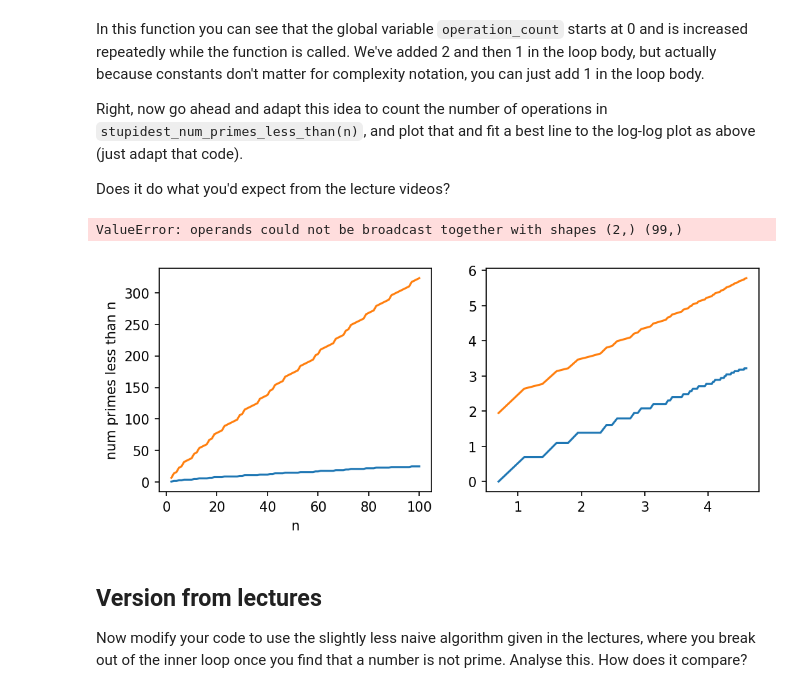
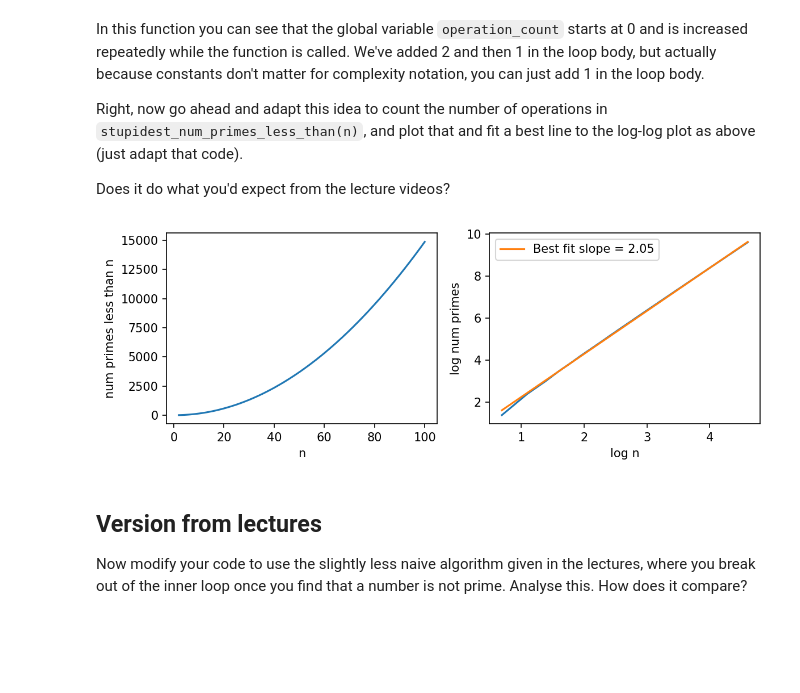
Before and after one commit to adil-shah05/discreteMafs, a Jupyter notebook: week-2-class.ipynb, the cells around one changed output. Saved outputs shown, nothing was run; the diff lists cells and outputs as text; code cells hidden in the pictures; blank space fills up the shorter version.

```diff
--- a/week-2-class.ipynb
+++ b/week-2-class.ipynb
@@ -49,12 +49,20 @@ def stupidest_num_primes_less_than1(n):
     for i in range(2, n+1):
         if is_prime(i):
             count += 1
-    return count
-def plot():
+    return count, 0
+
+
+def plot(version):
   # x axis will be n, the integers from 2 to 1000
   N = np.arange(2, 101)
   # y axis will be the number of primes less than n
-  numprimes = np.array([stupidest_num_primes_less_than(n) for n in N])
+  if version == 1:
+    numprimes = np.array([stupidest_num_primes_less_than1(n)[0] for n in N])
+  elif version == 2:
+    numprimes = np.array([stupidest_num_primes_less_than2(n)[1] for n in N])
+  else:
+    print("Invalid version number.")
+    return
 
   # Matplotlib code (feel free to reuse)
   plt.figure(figsize=(8, 3), dpi=150)      # create a figure with width 8 and height 3
@@ -73,3 +81,5 @@ def plot():
   plt.ylabel('log num primes')
   plt.legend(loc='best')
   plt.tight_layout(); # and this makes everything use space nicely
+
+plot(1)
@@ -98,38 +110,36 @@ Right, now go ahead and adapt this idea to count the number of operations in ``s
 
 Does it do what you'd expect from the lecture videos?
 # %%
-global opCount
+def stupidest_num_primes_less_than2(n):
+    global opCount
+    opCount = 0
 
-opCount = 0
+    def is_prime(num):
+        global opCount
+        opCount += 1  # if num==1 comparison
+        if num == 1:
+            return False
+        no_factors = True
+        for j in range(2, num):
+            opCount += 2  # increment j and compare to num
+            opCount += 1  # if num%j==0 check
+            if num % j == 0:
+                no_factors = False
+        return no_factors
 
-def stupidest_num_primes_less_than(n):
-  global opCount
-  opCount = 0
+    count = 0
+    for i in range(2, n+1):
+        opCount += 2  # increment i and compare to n+1
+        if is_prime(i):
+            count += 1
+            opCount += 1  # increment count
 
-  def is_prime(n):
-      if n==1: # opCount += 1
-          return False
-      no_factors = True
-      for j in range(2, n): # opCount += 2
-          if n%j==0: # opCount +=2
-              no_factors = False
-      return no_factors
-
-#total helper opCount += 5
+    return count, opCount
 
 
-  count = 0
-  for i in range(2, n+1):
-    opCount += 2
-    if is_prime(i):
-        count += 1
-        opCount += 5
-  return count, opCount
-
-plot()
+plot(2)
 # %% [output]
-ValueError: operands could not be broadcast together with shapes (2,) (99,)
-[figure, old version]
+[figure, new version]
 # %% [markdown]
 ## Version from lectures
 
```
Also changed, not shown: parts of 1 cell of this notebook.
